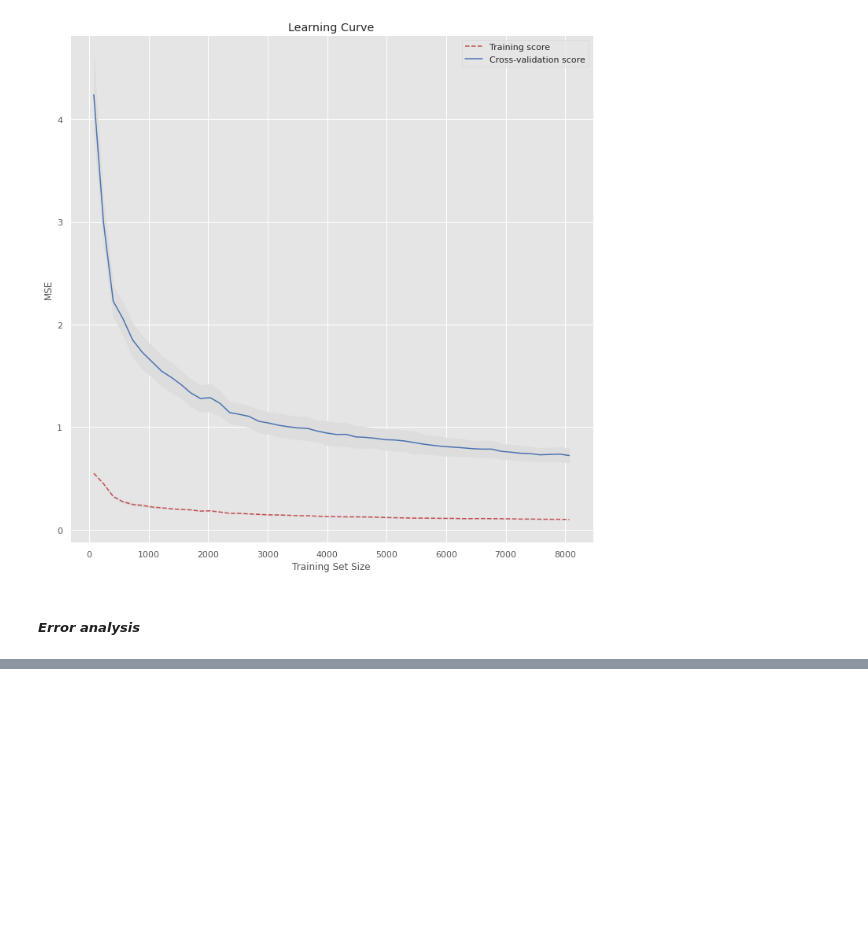
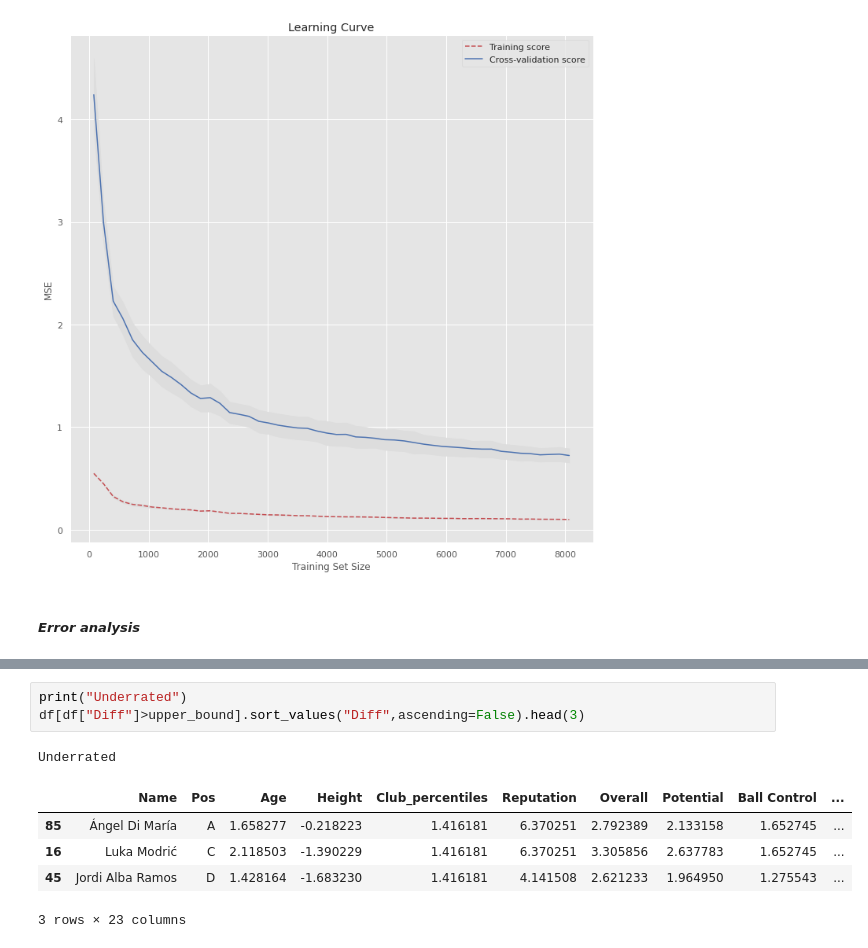
Before and after one commit to shafieiali42/Football-analysis, a Jupyter notebook: SoccerAnalysis.ipynb, the cells around one changed output, grey strips where cells are left out. Saved outputs shown, nothing was run; the diff lists cells and outputs as text; blank space fills up the shorter version.

```diff
--- a/SoccerAnalysis.ipynb
+++ b/SoccerAnalysis.ipynb
@@ -1220,0 +1251,10 @@ sns.distplot(df["Diff"],hist=True)
+# %%
+print("Underrated")
+df[df["Diff"]>upper_bound].sort_values("Diff",ascending=False).head(3)
+# %% [output]
+Underrated
+|  | Name | Pos | Age | Height | Club_percentiles | Reputation | Overall | Potential | Ball Control | ... |
+| 85 | Ángel Di María | A | 1.658277 | -0.218223 | 1.416181 | 6.370251 | 2.792389 | 2.133158 | 1.652745 | ... |
+| 16 | Luka Modrić | C | 2.118503 | -1.390229 | 1.416181 | 6.370251 | 3.305856 | 2.637783 | 1.652745 | ... |
+| 45 | Jordi Alba Ramos | D | 1.428164 | -1.683230 | 1.416181 | 4.141508 | 2.621233 | 1.964950 | 1.275543 | ... |
+3 rows × 23 columns
```
Also changed, not shown: parts of 18 cells of this notebook.
